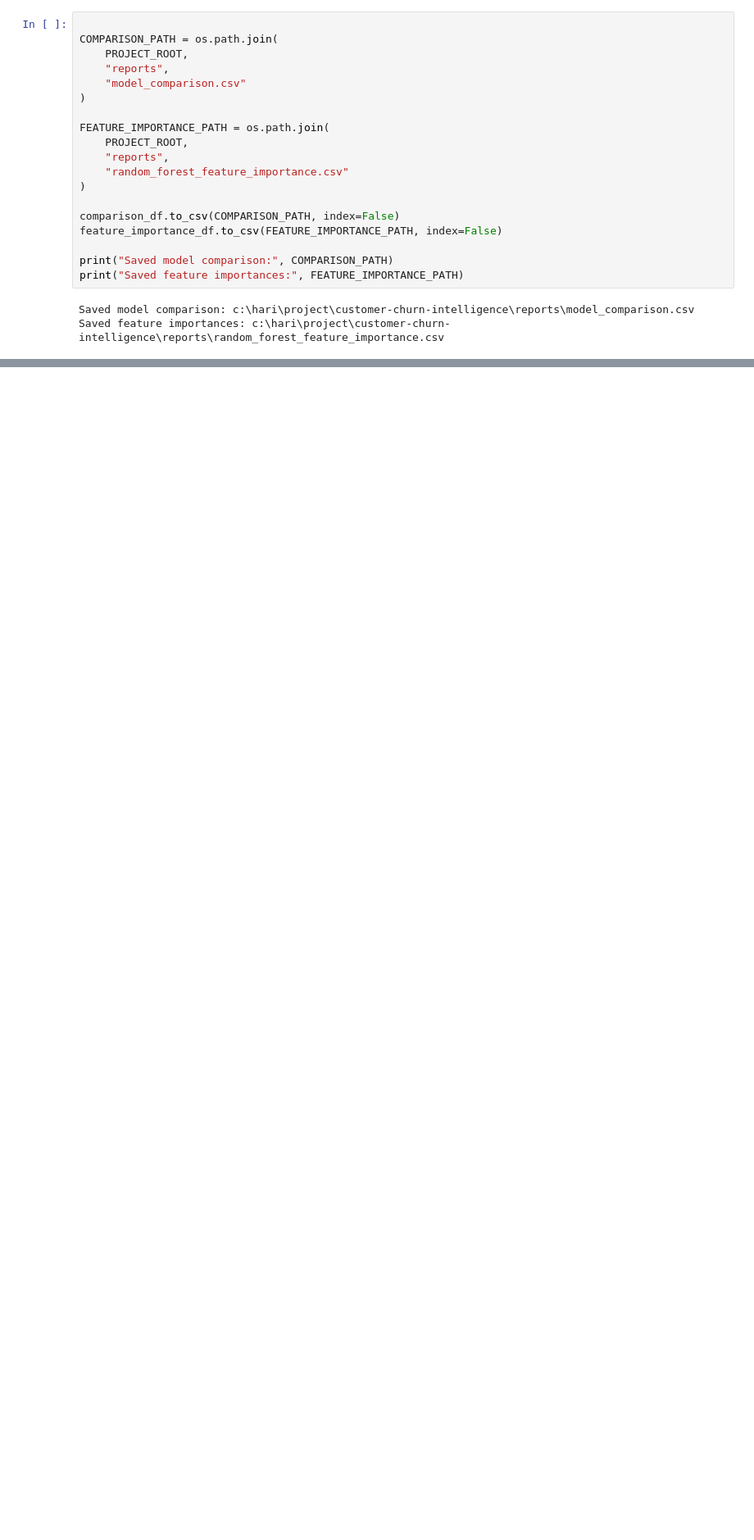
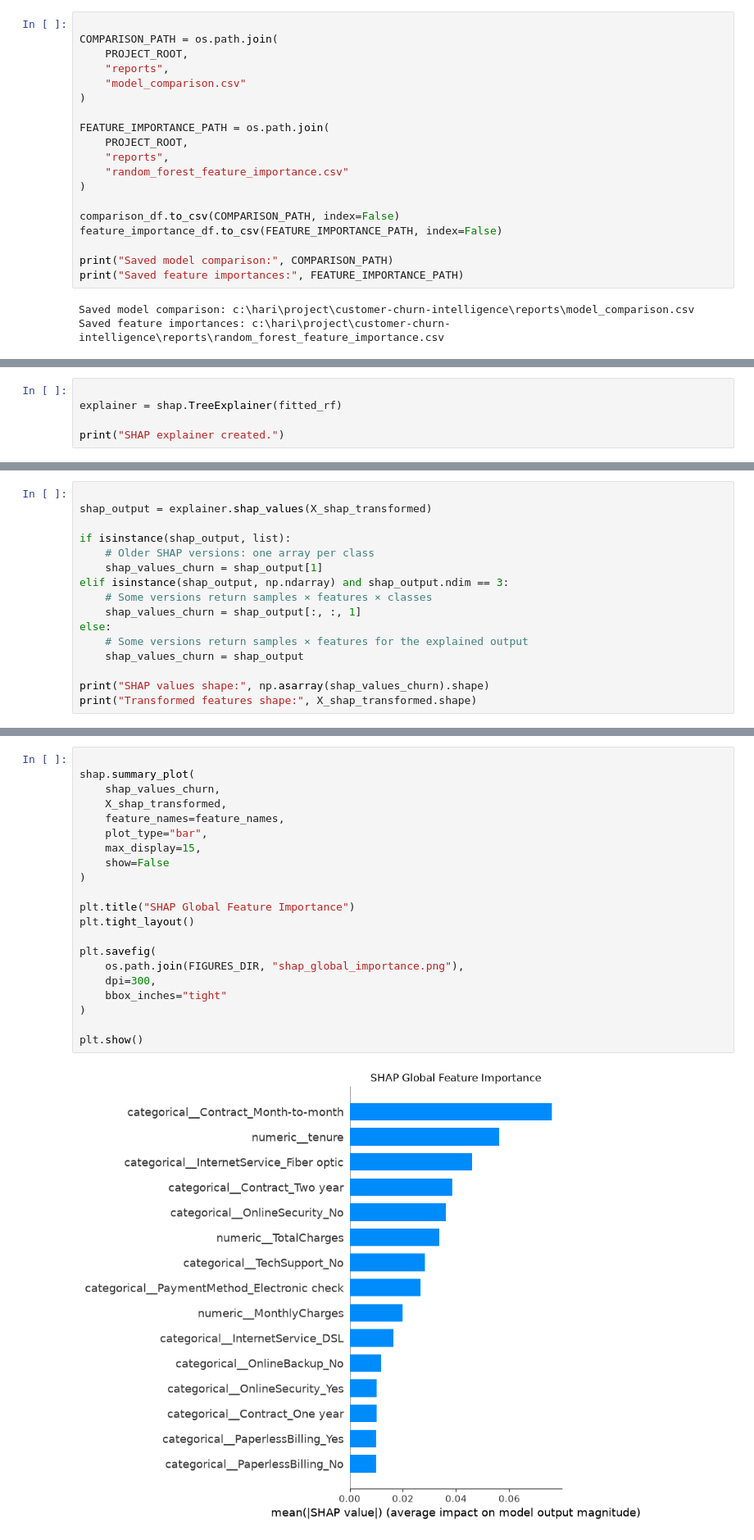
Before and after one commit to Sreehari-S24/Customer-Churn-Predictor, a Jupyter notebook: notebooks/initial.ipynb, the cells around one changed output, grey strips where cells are left out. Shown at 82% size. Drawn from its saved outputs; the diff is of its cells as text; blank space fills up the shorter version.

Commit message:
1.Used SHAP for model explaination, 2.Optimized decision threshold

```diff
--- a/notebooks/initial.ipynb
+++ b/notebooks/initial.ipynb
@@ -1080,0 +1122,5 @@ Saved feature importances: c:\hari\project\customer-churn-intelligence\reports\r
+# %%
+
+explainer = shap.TreeExplainer(fitted_rf)
+
+print("SHAP explainer created.")
@@ -1080,0 +1129,16 @@ Saved feature importances: c:\hari\project\customer-churn-intelligence\reports\r
+# %%
+
+shap_output = explainer.shap_values(X_shap_transformed)
+
+if isinstance(shap_output, list):
+    # Older SHAP versions: one array per class
+    shap_values_churn = shap_output[1]
+elif isinstance(shap_output, np.ndarray) and shap_output.ndim == 3:
+    # Some versions return samples × features × classes
+    shap_values_churn = shap_output[:, :, 1]
+else:
+    # Some versions return samples × features for the explained output
+    shap_values_churn = shap_output
+
+print("SHAP values shape:", np.asarray(shap_values_churn).shape)
+print("Transformed features shape:", X_shap_transformed.shape)
@@ -1080,0 +1148,23 @@ Saved feature importances: c:\hari\project\customer-churn-intelligence\reports\r
+# %%
+
+shap.summary_plot(
+    shap_values_churn,
+    X_shap_transformed,
+    feature_names=feature_names,
+    plot_type="bar",
+    max_display=15,
+    show=False
+)
+
+plt.title("SHAP Global Feature Importance")
+plt.tight_layout()
+
+plt.savefig(
+    os.path.join(FIGURES_DIR, "shap_global_importance.png"),
+    dpi=300,
+    bbox_inches="tight"
+)
+
+plt.show()
+# %% [output]
+[figure, added]
```
Also changed, not shown: parts of 18 cells of this notebook, 6 other files.
